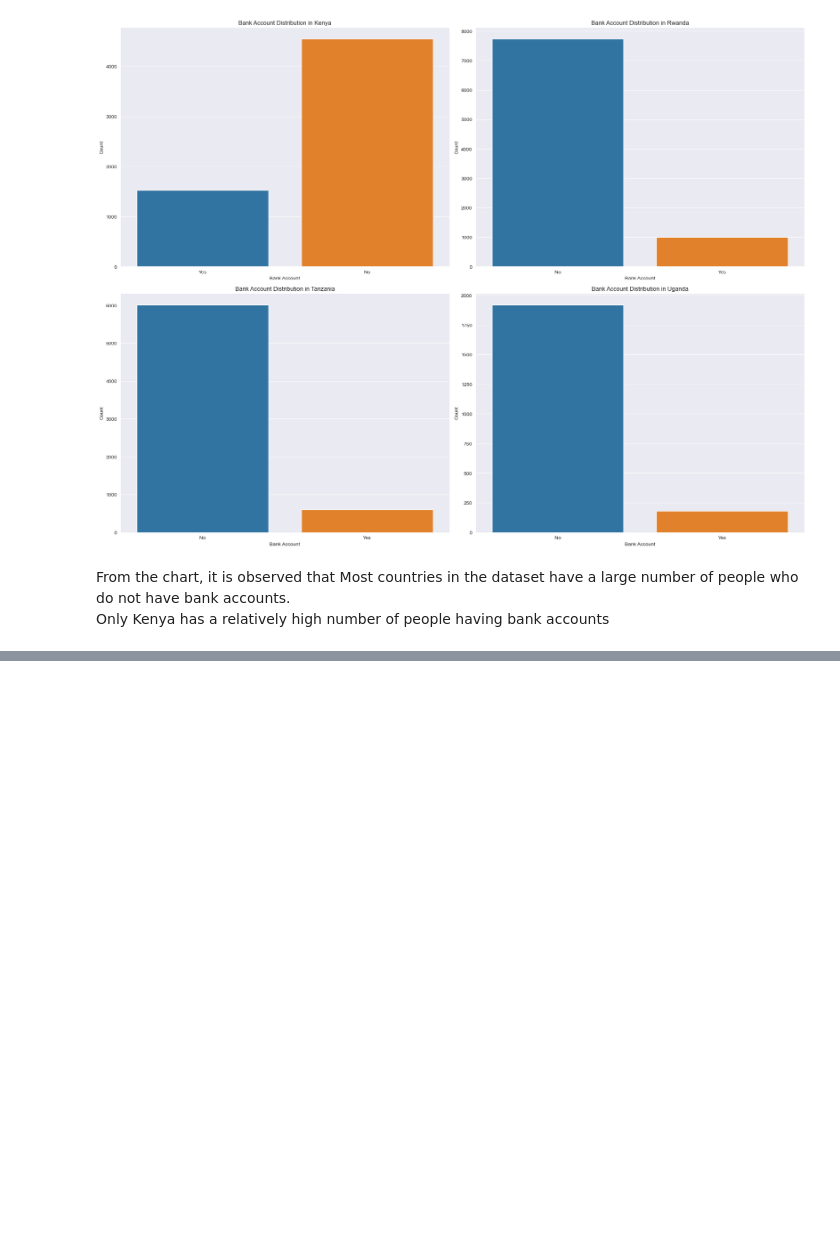
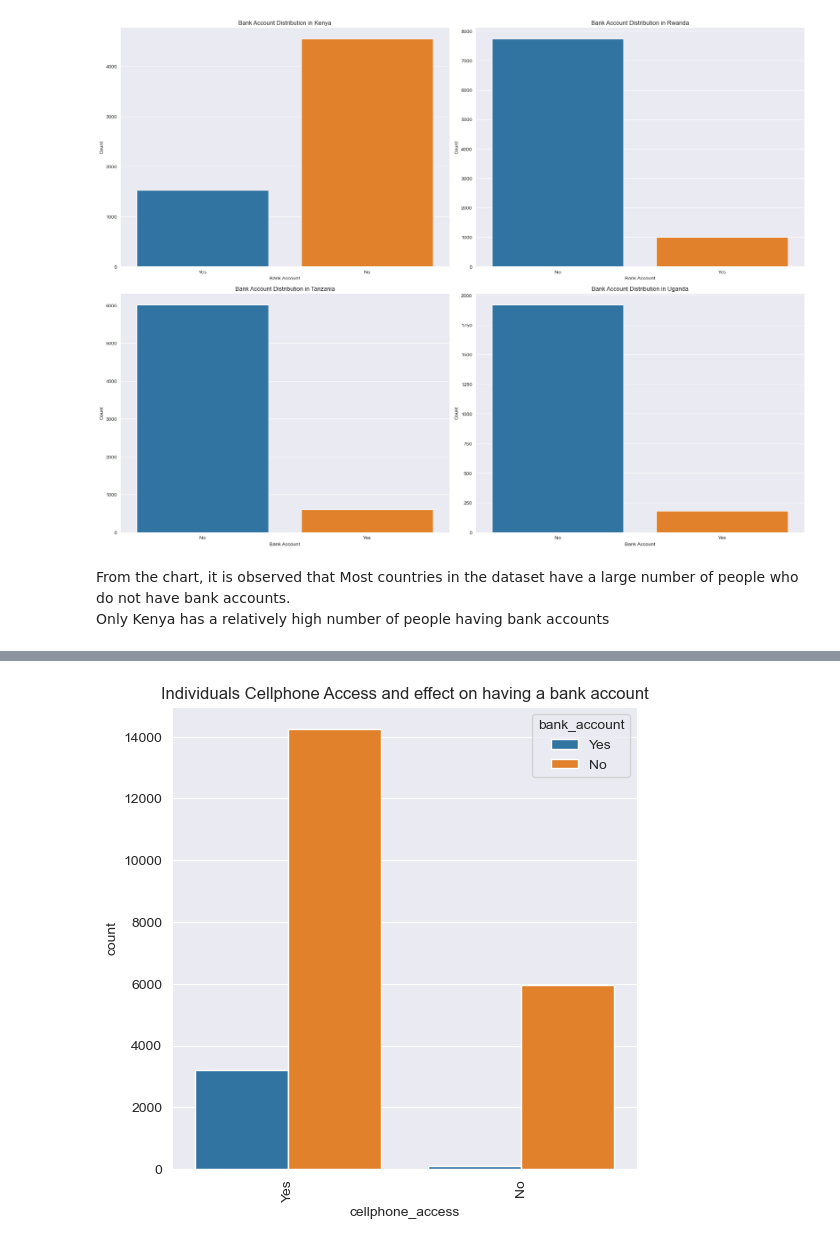
Before and after one commit to Jefest1/financial_inclusion, a Jupyter notebook: fin_inc.ipynb, the cells around one changed output, grey strips where cells are left out. Cells and saved outputs as stored; diff of their text form; code cells hidden in the pictures; blank space fills up the shorter version.

```diff
--- a/fin_inc.ipynb
+++ b/fin_inc.ipynb
@@ -288,0 +307,7 @@ KeyError: 'y'
+# %%
+# Comparing the effect of a person having cell phone with their use of bank accounts
+plt.figure(figsize=(6,6))
+sns.countplot(x='cellphone_access', data=fin_data_df, hue='bank_account').set(title="Individuals Cellphone Access and effect on having a bank account")
+plt.xticks(rotation=90);
+# %% [output]
+[figure, added]
```
Also changed, not shown: parts of 8 cells of this notebook.
